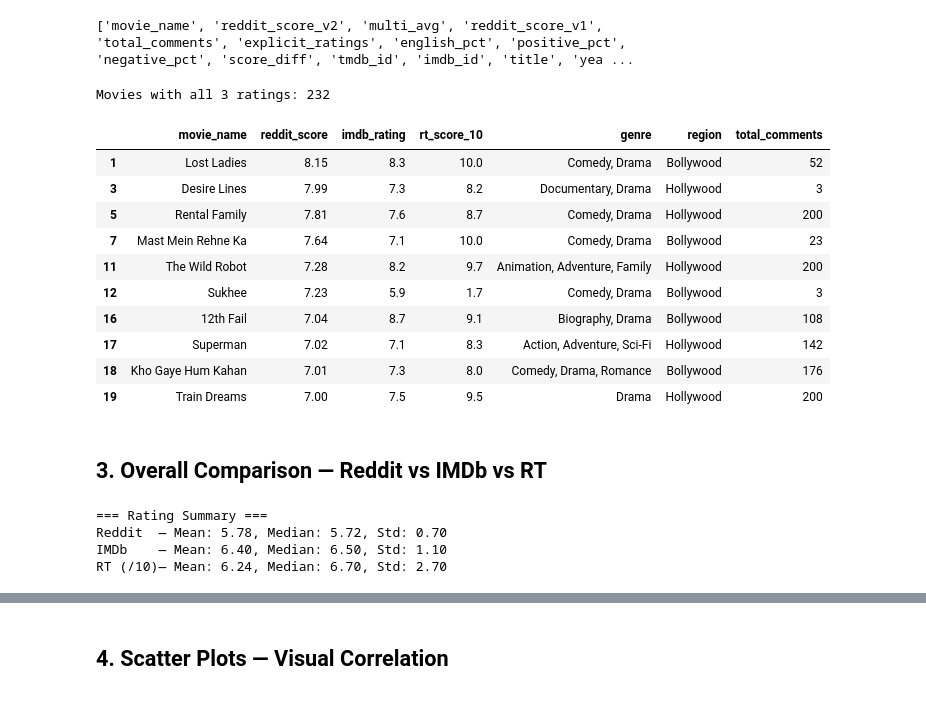
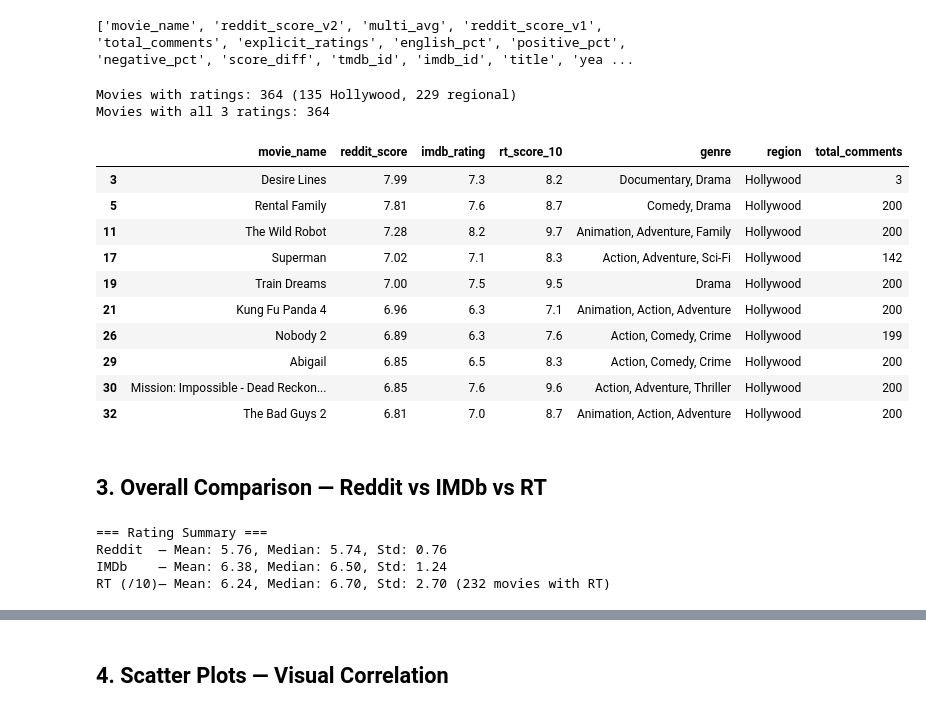
Before and after one commit to athulyabiju23/moviepulse, a Jupyter notebook: platform_comparison.ipynb, the cells around one changed output, grey strips where cells are left out. Saved outputs shown, nothing was run; the diff lists cells and outputs as text; code cells hidden in the pictures.

```diff
--- a/platform_comparison.ipynb
+++ b/platform_comparison.ipynb
@@ -89,36 +93,42 @@ print(df.columns.tolist())
 # %%
 # clean RT score — remove % and convert to number
 df["rt_score_num"] = df["rt_score"].str.replace("%", "").astype(float)
 
 # normalize everything to 1-10 scale for fair comparison
 # IMDb is already 1-10
 # RT is 0-100, convert to 1-10
 # Reddit is already 1-10
 
 df["rt_score_10"] = (df["rt_score_num"] / 10).round(2)  # 88% -> 8.8
 df["imdb_rating"] = df["imdb_rating"].astype(float)
 df = df.rename(columns={"reddit_score_v2": "reddit_score"})
 
 # keep only movies where we have all 3 scores
-df = df.dropna(subset=["reddit_score", "imdb_rating", "rt_score_10"])
+# require RT only for Hollywood (they always have it)
+# bollywood/kollywood often dont have RT scores so just need Reddit + IMDb
+hollywood = df[df["region"] == "Hollywood"].dropna(subset=["reddit_score", "imdb_rating", "rt_score_10"])
+others = df[df["region"] != "Hollywood"].dropna(subset=["reddit_score", "imdb_rating"])
+df = pd.concat([hollywood, others])
+print(f"Movies with ratings: {len(df)} ({len(hollywood)} Hollywood, {len(others)} regional)")
 print(f"Movies with all 3 ratings: {len(df)}")
 print()
 
 # quick look at the data
 df[["movie_name", "reddit_score", "imdb_rating", "rt_score_10", "genre", "region", "total_comments"]].head(10)
 # %% [output]
-Movies with all 3 ratings: 232
+Movies with ratings: 364 (135 Hollywood, 229 regional)
+Movies with all 3 ratings: 364
 |  | movie_name | reddit_score | imdb_rating | rt_score_10 | genre | region | total_comments |
-| 1 | Lost Ladies | 8.15 | 8.3 | 10.0 | Comedy, Drama | Bollywood | 52 |
 | 3 | Desire Lines | 7.99 | 7.3 | 8.2 | Documentary, Drama | Hollywood | 3 |
 | 5 | Rental Family | 7.81 | 7.6 | 8.7 | Comedy, Drama | Hollywood | 200 |
-| 7 | Mast Mein Rehne Ka | 7.64 | 7.1 | 10.0 | Comedy, Drama | Bollywood | 23 |
 | 11 | The Wild Robot | 7.28 | 8.2 | 9.7 | Animation, Adventure, Family | Hollywood | 200 |
-| 12 | Sukhee | 7.23 | 5.9 | 1.7 | Comedy, Drama | Bollywood | 3 |
-| 16 | 12th Fail | 7.04 | 8.7 | 9.1 | Biography, Drama | Bollywood | 108 |
 | 17 | Superman | 7.02 | 7.1 | 8.3 | Action, Adventure, Sci-Fi | Hollywood | 142 |
-| 18 | Kho Gaye Hum Kahan | 7.01 | 7.3 | 8.0 | Comedy, Drama, Romance | Bollywood | 176 |
 | 19 | Train Dreams | 7.00 | 7.5 | 9.5 | Drama | Hollywood | 200 |
+| 21 | Kung Fu Panda 4 | 6.96 | 6.3 | 7.1 | Animation, Action, Adventure | Hollywood | 200 |
+| 26 | Nobody 2 | 6.89 | 6.3 | 7.6 | Action, Comedy, Crime | Hollywood | 199 |
+| 29 | Abigail | 6.85 | 6.5 | 8.3 | Action, Comedy, Crime | Hollywood | 200 |
+| 30 | Mission: Impossible - Dead Reckon... | 6.85 | 7.6 | 9.6 | Action, Adventure, Thriller | Hollywood | 200 |
+| 32 | The Bad Guys 2 | 6.81 | 7.0 | 8.7 | Animation, Action, Adventure | Hollywood | 200 |
 # %% [markdown]
 ## 3. Overall Comparison — Reddit vs IMDb vs RT
 # %%
@@ -126,10 +136,11 @@ Movies with all 3 ratings: 232
 print("=== Rating Summary ===")
 print(f"Reddit  — Mean: {df['reddit_score'].mean():.2f}, Median: {df['reddit_score'].median():.2f}, Std: {df['reddit_score'].std():.2f}")
 print(f"IMDb    — Mean: {df['imdb_rating'].mean():.2f}, Median: {df['imdb_rating'].median():.2f}, Std: {df['imdb_rating'].std():.2f}")
-print(f"RT (/10)— Mean: {df['rt_score_10'].mean():.2f}, Median: {df['rt_score_10'].median():.2f}, Std: {df['rt_score_10'].std():.2f}")
+rt_valid = df["rt_score_10"].dropna()
+print(f"RT (/10)— Mean: {rt_valid.mean():.2f}, Median: {rt_valid.median():.2f}, Std: {rt_valid.std():.2f} ({len(rt_valid)} movies with RT)")
 # %% [output]
 === Rating Summary ===
-Reddit  — Mean: 5.78, Median: 5.72, Std: 0.70
-IMDb    — Mean: 6.40, Median: 6.50, Std: 1.10
-RT (/10)— Mean: 6.24, Median: 6.70, Std: 2.70
+Reddit  — Mean: 5.76, Median: 5.74, Std: 0.76
+IMDb    — Mean: 6.38, Median: 6.50, Std: 1.24
+RT (/10)— Mean: 6.24, Median: 6.70, Std: 2.70 (232 movies with RT)
 # %%
```
Also changed, not shown: parts of 16 cells of this notebook.
